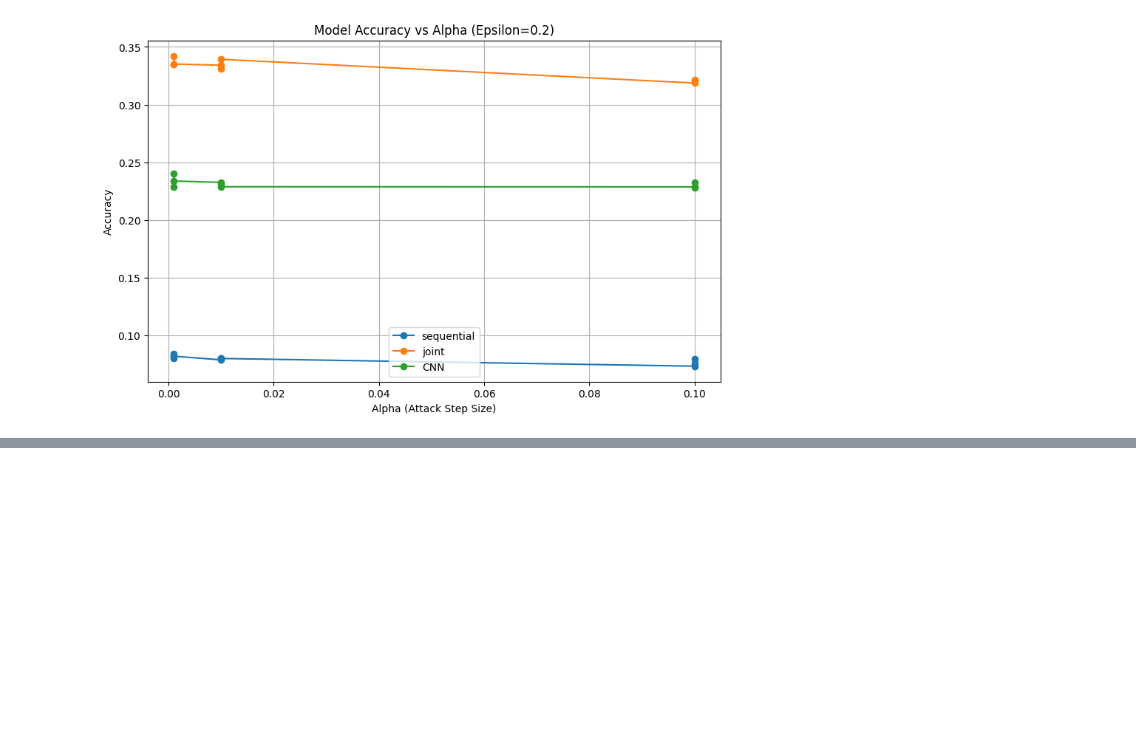
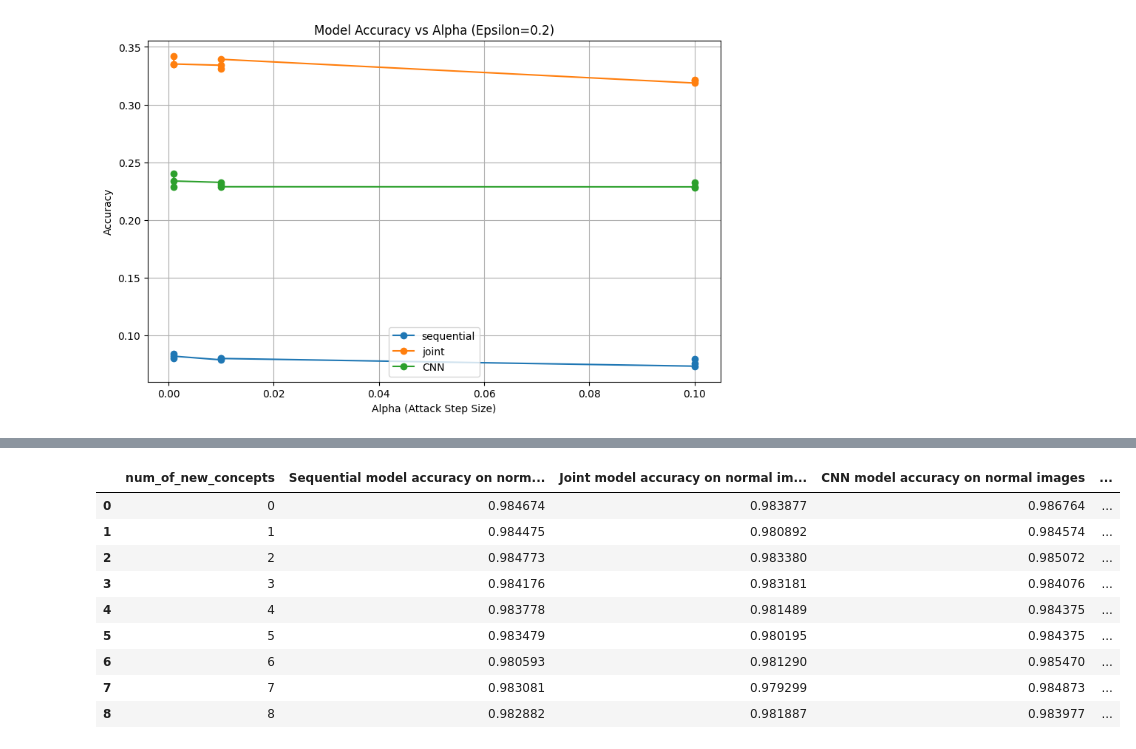
Before and after one commit to MohamedHamdy28/Exploring-the-Impact-of-Conceptual-Information-on-Neural-Network-Adversarial-Robustness, a Jupyter notebook: Notebooks/analyzing_experiments.ipynb, the cells around one changed output, grey strips where cells are left out. Saved outputs shown, nothing was run; the diff lists cells and outputs as text; code cells hidden in the pictures; blank space fills up the shorter version.

Commit message:
added the experiment analysis code for the mnist

```diff
--- a/Notebooks/analyzing_experiments.ipynb
+++ b/Notebooks/analyzing_experiments.ipynb
@@ -85,0 +110,16 @@ plt.show()
+# %%
+import pandas as pd
+
+df = pd.read_csv('../results/Experiment 4/concept-MNIST.csv')
+df
+# %% [output]
+|  | num_of_new_concepts | Sequential model accuracy on norm... | Joint model accuracy on normal im... | CNN model accuracy on normal images | ... |
+| 0 | 0 | 0.984674 | 0.983877 | 0.986764 | ... |
+| 1 | 1 | 0.984475 | 0.980892 | 0.984574 | ... |
+| 2 | 2 | 0.984773 | 0.983380 | 0.985072 | ... |
+| 3 | 3 | 0.984176 | 0.983181 | 0.984076 | ... |
+| 4 | 4 | 0.983778 | 0.981489 | 0.984375 | ... |
+| 5 | 5 | 0.983479 | 0.980195 | 0.984375 | ... |
+| 6 | 6 | 0.980593 | 0.981290 | 0.985470 | ... |
+| 7 | 7 | 0.983081 | 0.979299 | 0.984873 | ... |
+| 8 | 8 | 0.982882 | 0.981887 | 0.983977 | ... |
```
Also changed, not shown: parts of 4 cells of this notebook, 1 other file.
